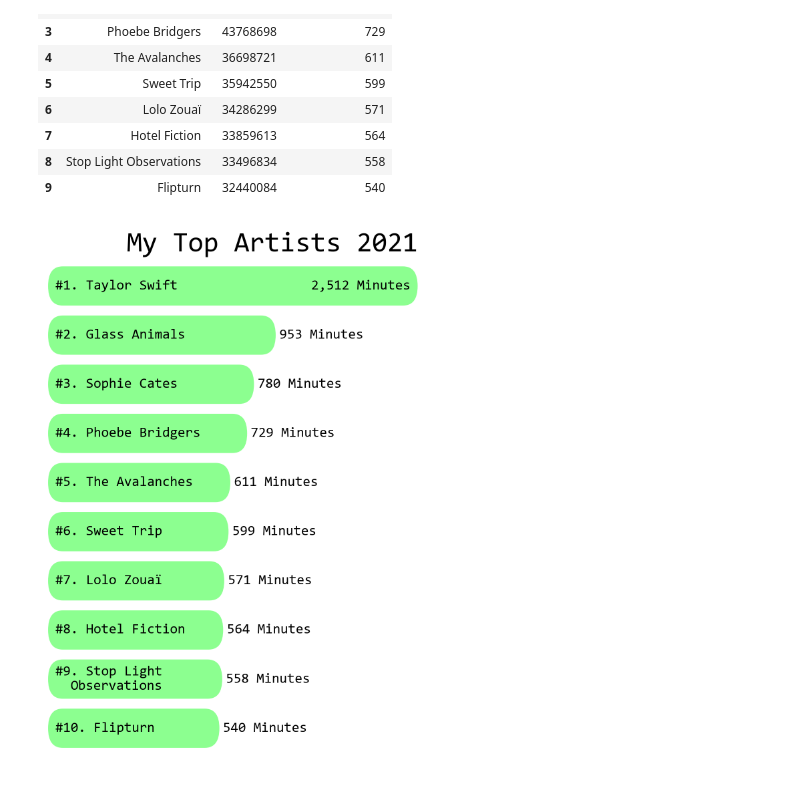
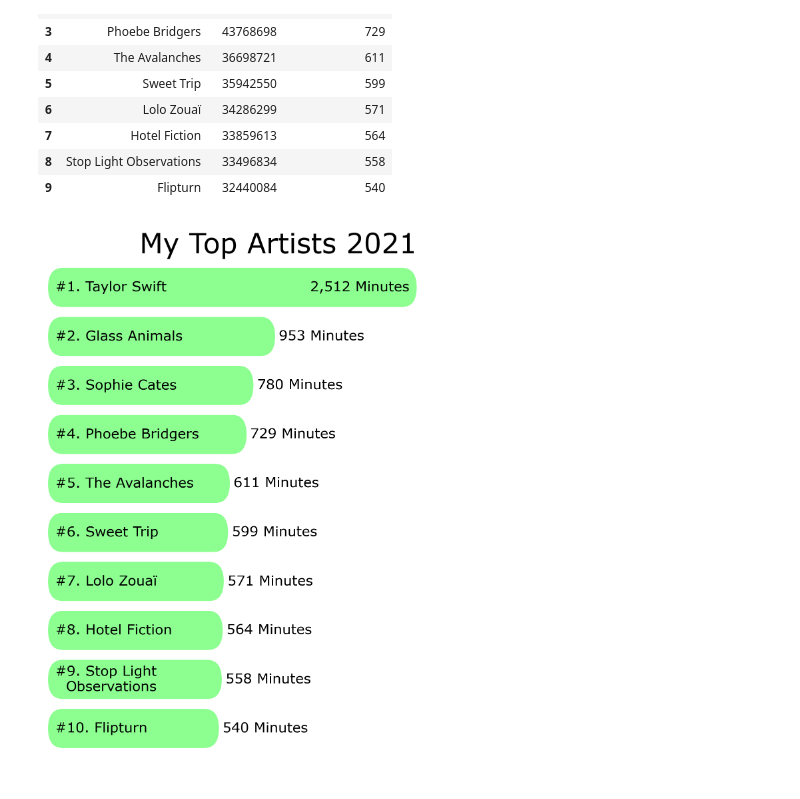
Before and after one commit to ayush-kumar-1/my-spotify-wrapped, a Jupyter notebook: notebooks/top_artists.ipynb, the cells around one changed output. Drawn from its saved outputs; the diff is of its cells as text; code cells hidden in the pictures.

```diff
--- a/notebooks/top_artists.ipynb
+++ b/notebooks/top_artists.ipynb
@@ -61,7 +61,7 @@ xs = np.arange(1,11)
 ys = np.sqrt(top_ten.minutes_played)
 
 font = FontProperties()
-font.set_name("Consolas")
+font.set_name("Verdana")
 
 # colors = ["#f04646", #taylor swfit (red)
 #           "#f277dc", #glass animals (pink)
@@ -102,31 +102,31 @@ for label, x, y in zip(labels, xs, top_ten.minutes_played):
     else:
         ax.text(x_loc, x, text, va="center", ha = 'left', ma = 'right', fontproperties=font)
         ax.text(np.sqrt(y) + 0.5, x, f"{y} Minutes",va="center", fontproperties=font, color = text_color)
 
 ## make bars rounded
 new_patches = []
 for patch in reversed(ax.patches):
     bb = patch.get_bbox()
     color = patch.get_facecolor()
     p_bbox = FancyBboxPatch((bb.xmin, bb.ymin),
                             abs(bb.width), abs(bb.height),
                             boxstyle="round,pad=-0.0040,rounding_size=2",
                             ec="none", fc=color,
                             mutation_aspect=0.2
                             )
     patch.remove()
     new_patches.append(p_bbox)
 
 for patch in new_patches:
     ax.add_patch(patch)
 
 #change background color
 fig.set_facecolor(background_color)
 ax.set_facecolor(background_color)
 
 #title
 ax.text(np.sqrt(2512), 0.3, "My Top Artists 2021", fontproperties = font, fontsize = 20, ha = "right")
 
 plt.savefig("../plots/topartists/BaseTopArtists.png")
 # %% [output]
-[figure, old version]
+[figure, new version]
```
Also changed, not shown: 12 other files.
